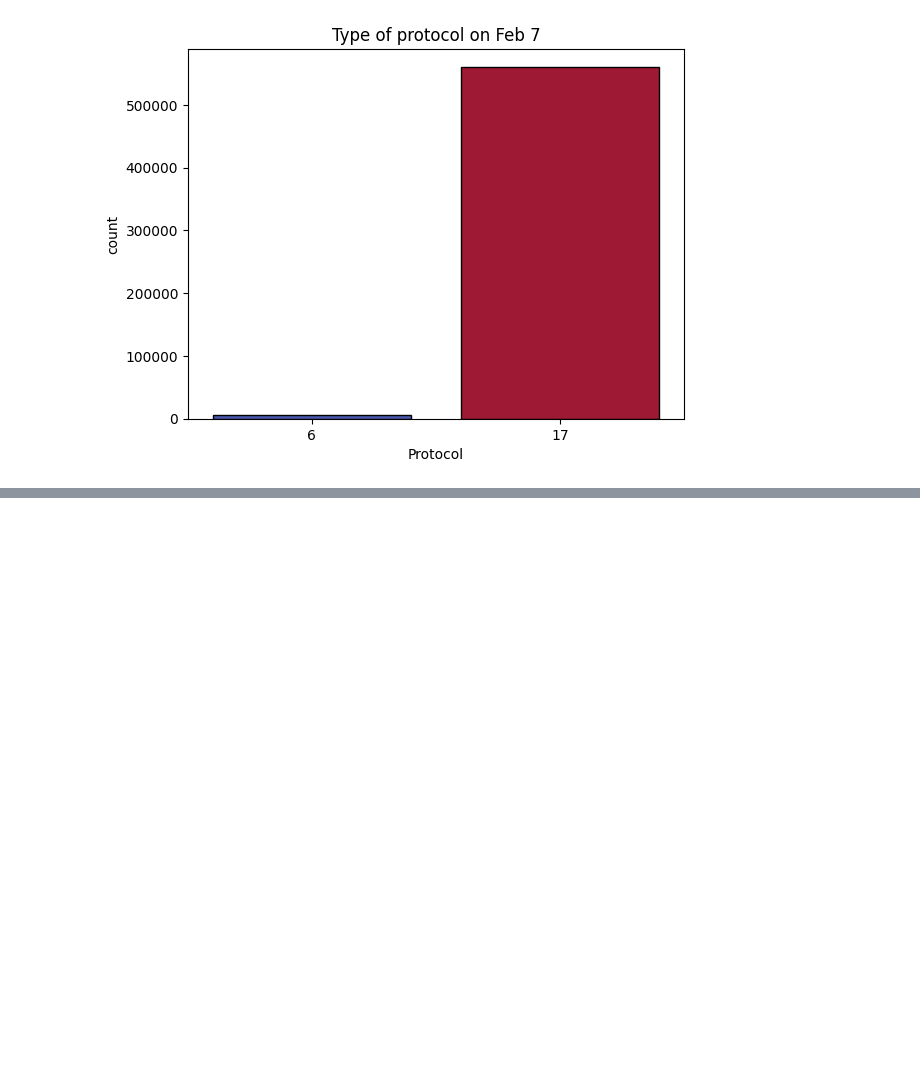
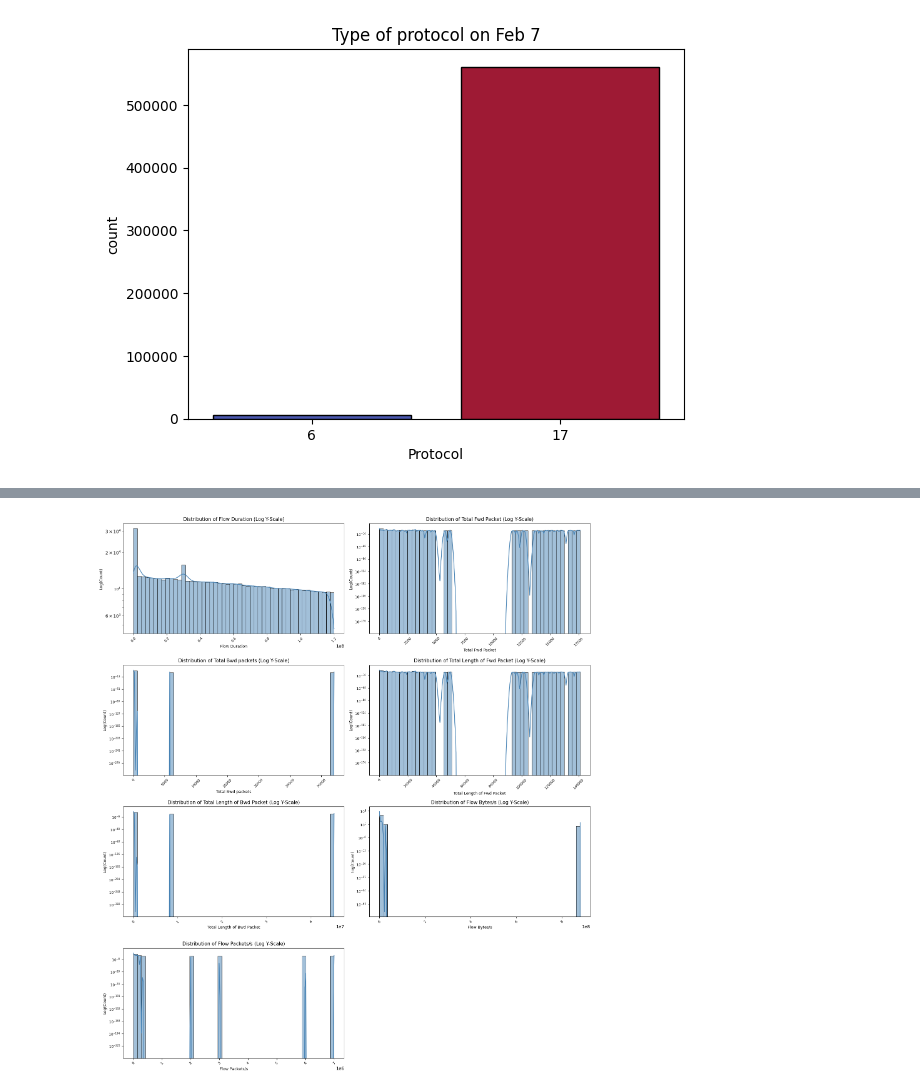
Before and after one commit to Totally-Kyle/The-CyberChase, a Jupyter notebook: EDA.ipynb, the cells around one changed output, grey strips where cells are left out. Saved outputs shown, nothing was run; the diff lists cells and outputs as text; code cells hidden in the pictures; blank space fills up the shorter version.

```diff
--- a/EDA.ipynb
+++ b/EDA.ipynb
@@ -145,0 +173,39 @@ plt.show()
+# %%
+import matplotlib.pyplot as plt
+import seaborn as sns
+import matplotlib.ticker as mtick
+
+# Continuous columns
+continuous_cols = [
+    "Flow Duration",
+    "Total Fwd Packet",
+    "Total Bwd packets",
+    "Total Length of Fwd Packet",
+    "Total Length of Bwd Packet",
+    "Flow Bytes/s",
+    "Flow Packets/s"
+]
+
+# Set up plot grid
+fig, axes = plt.subplots(nrows=4, ncols=2, figsize=(16, 18))
+axes = axes.flatten()
+
+# Loop through columns and create histograms
+for i, col in enumerate(continuous_cols):
+    ax = axes[i]
+    sns.histplot(Feb7[col], ax=ax, kde=True, bins=50,
+                 edgecolor="black", color="steelblue")
+    ax.set_yscale("log")  # Log scale on Y-axis
+    ax.set_title(f"Distribution of {col} (Log Y-Scale)", fontsize=11)
+    ax.set_xlabel(col, fontsize=9)
+    ax.set_ylabel("Log(Count)", fontsize=9)
+    ax.tick_params(axis='x', rotation=45, labelsize=8)
+    ax.tick_params(axis='y', labelsize=8)
+
+# Hide the unused 8th subplot
+axes[-1].set_visible(False)
+
+plt.tight_layout()
+plt.show()
+# %% [output]
+[figure, added]
```
Also changed, not shown: parts of 5 cells of this notebook.
